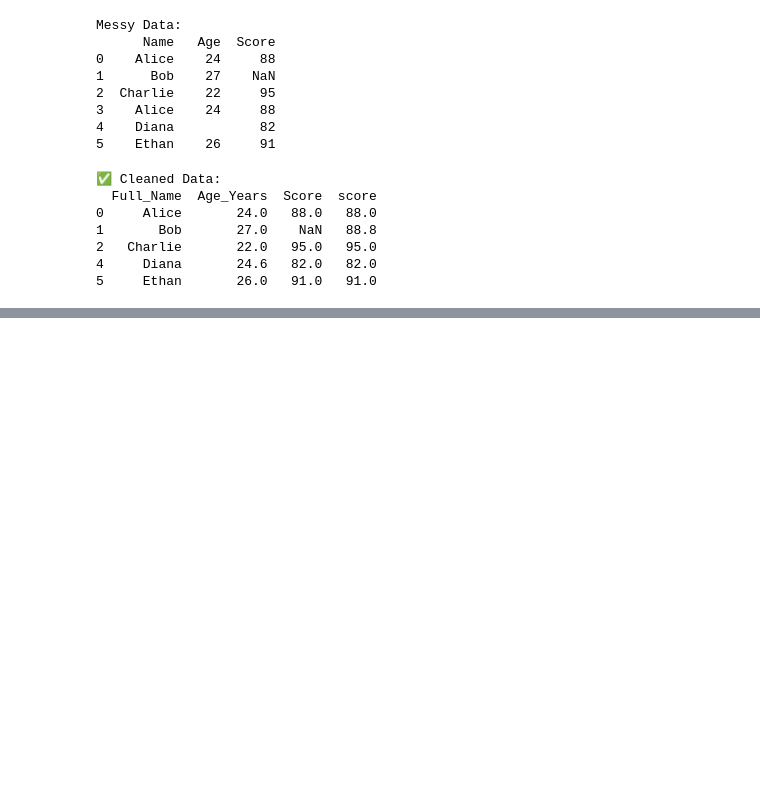
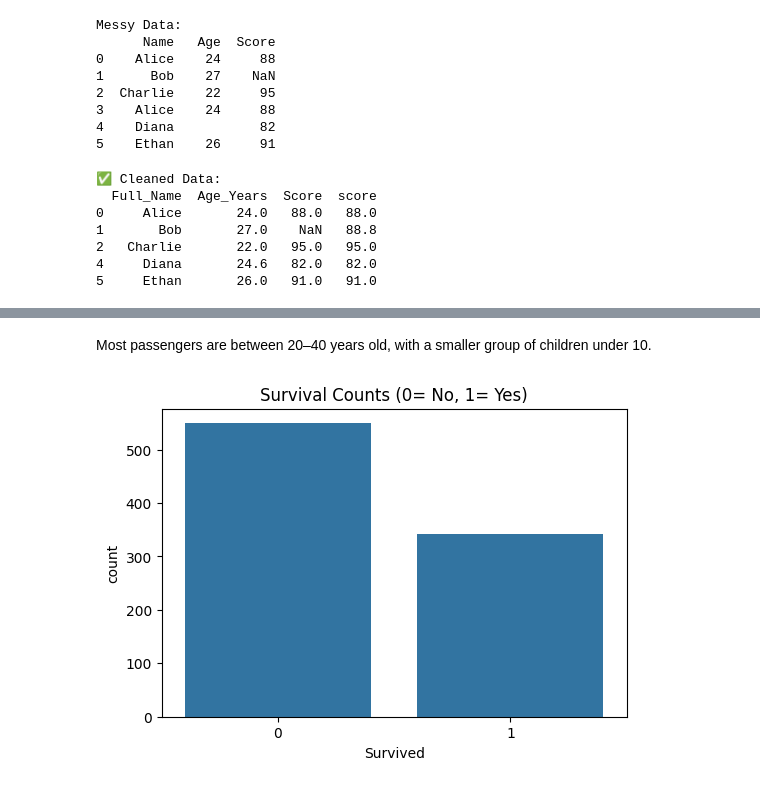
Before and after one commit to VougishTiger/jupyter-notebook, a Jupyter notebook: week_2/practice.ipynb, the cells around one changed output, grey strips where cells are left out. Saved outputs shown, nothing was run; the diff lists cells and outputs as text; code cells hidden in the pictures; blank space fills up the shorter version.

```diff
--- a/week_2/practice.ipynb
+++ b/week_2/practice.ipynb
@@ -54,0 +135,9 @@ data.to_csv("cleaned_data.csv", index=False)
+# %% [markdown]
+Most passengers are between 20–40 years old, with a smaller group of children under 10.
+# %%
+plt.figure(figsize=(6,4))
+sns.countplot(x="Survived", data=titanic)
+plt.title("Survival Counts (0= No, 1= Yes)")
+plt.show()
+# %% [output]
+[figure, added]
```
Also changed, not shown: parts of 7 cells of this notebook, 2 other files.
